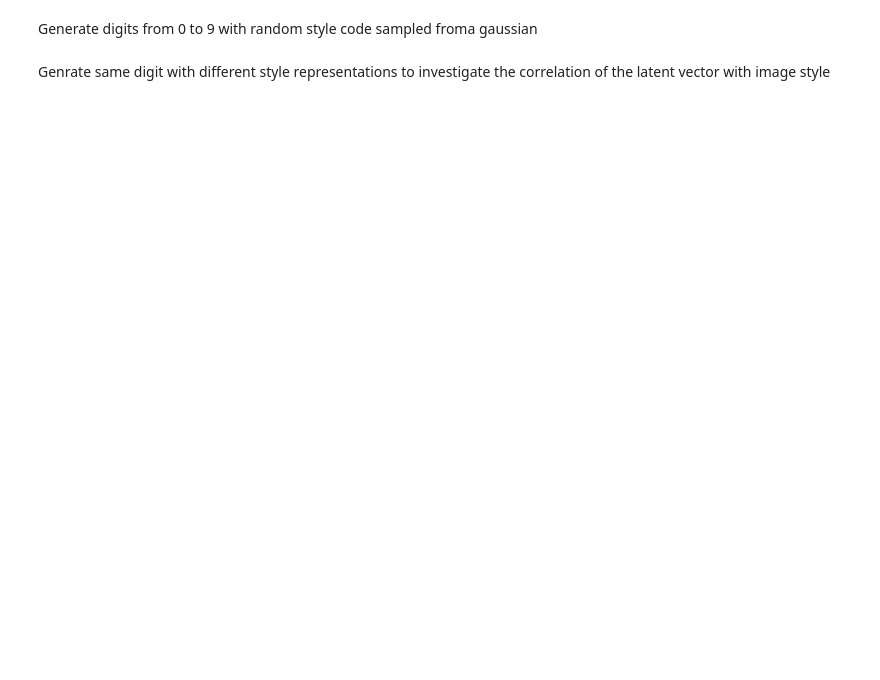
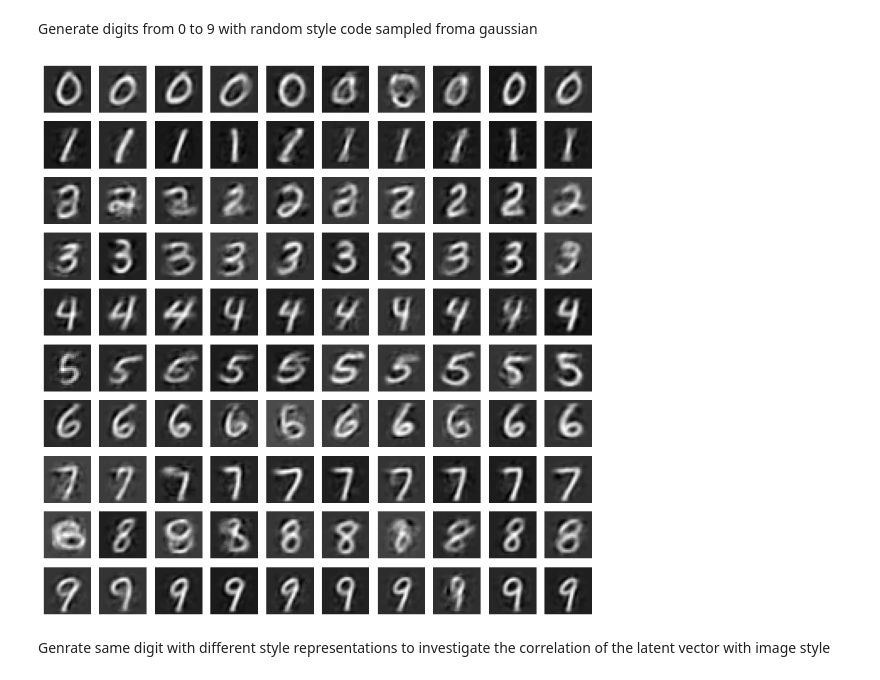
Before and after one commit to flatala/adverserial-autoencoders-semi-supervised, a Jupyter notebook: experiments.ipynb, the cells around one changed output. Cells and saved outputs as stored; diff of their text form; code cells hidden in the pictures; blank space fills up the shorter version.

```diff
--- a/experiments.ipynb
+++ b/experiments.ipynb
@@ -175,31 +190,33 @@ Generate digits from 0 to 9 with random style code sampled froma  gaussian
 # %%
 import matplotlib.pyplot as plt
 import torch
 
 fig, axes = plt.subplots(
     nrows=10,
     ncols=10,
     figsize=(10, 10),
     tight_layout=True
 )
 
 for digit in range(10):
     labels = torch.full(
         (10,),
         fill_value=digit,
         dtype=torch.long,
         device=model.device
     )
 
-    imgs = model.generate_images(labels, style_z=None, prior_std=PRIOR_STD)
+    imgs = model.generate_images(labels, style_z=None, prior_std=0.5)
     for col in range(10):
         ax = axes[digit, col]
         img = imgs[col].squeeze().cpu().numpy()
         ax.imshow(img, cmap='gray')
         ax.axis('off')
 
 fig.savefig(f'{RESULT_FOLDER}/digits_0_to_9', dpi=300, bbox_inches='tight')
 plt.show()
+# %% [output]
+[figure, added]
 # %% [markdown]
 Genrate same digit with different style representations to investigate the correlation of the latent vector with image style
 # %%
```
Also changed, not shown: parts of 8 cells of this notebook, 6 other files.
